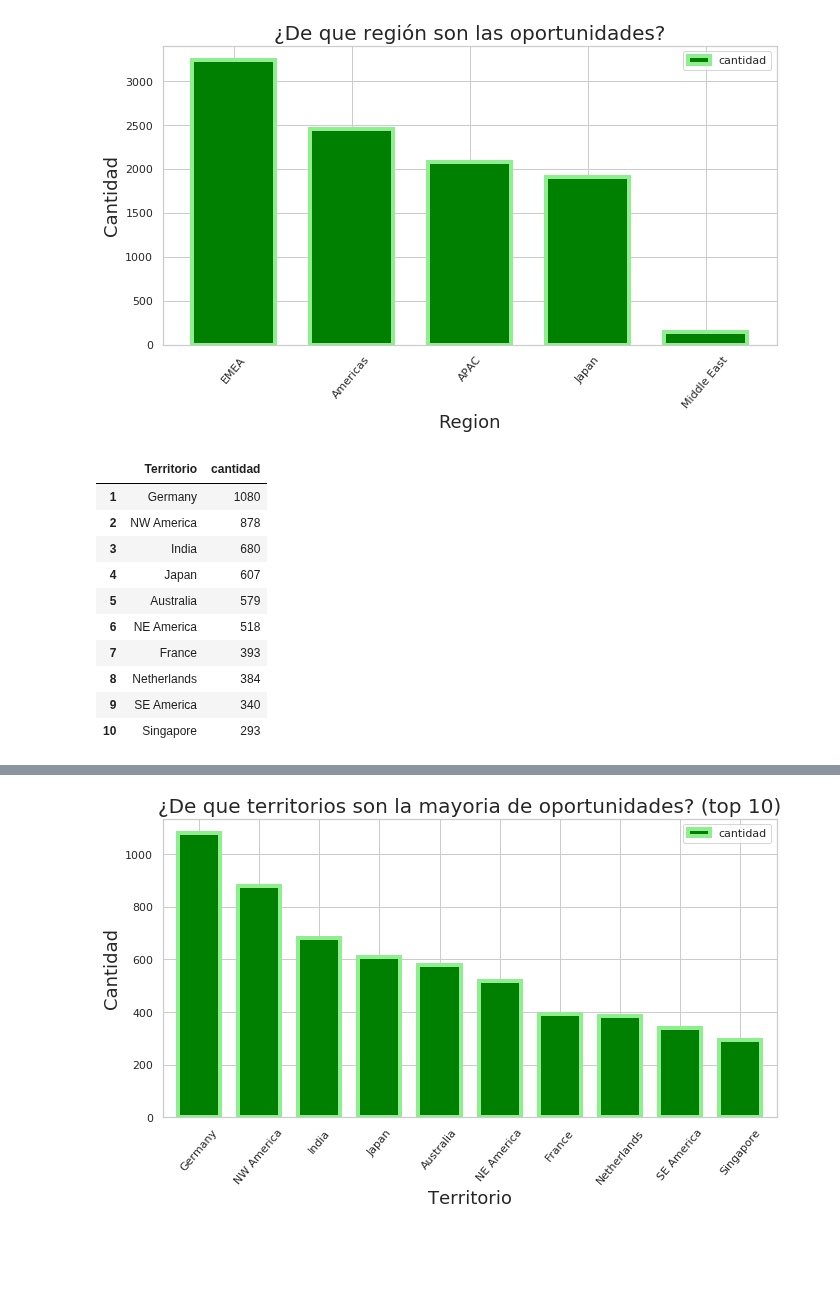
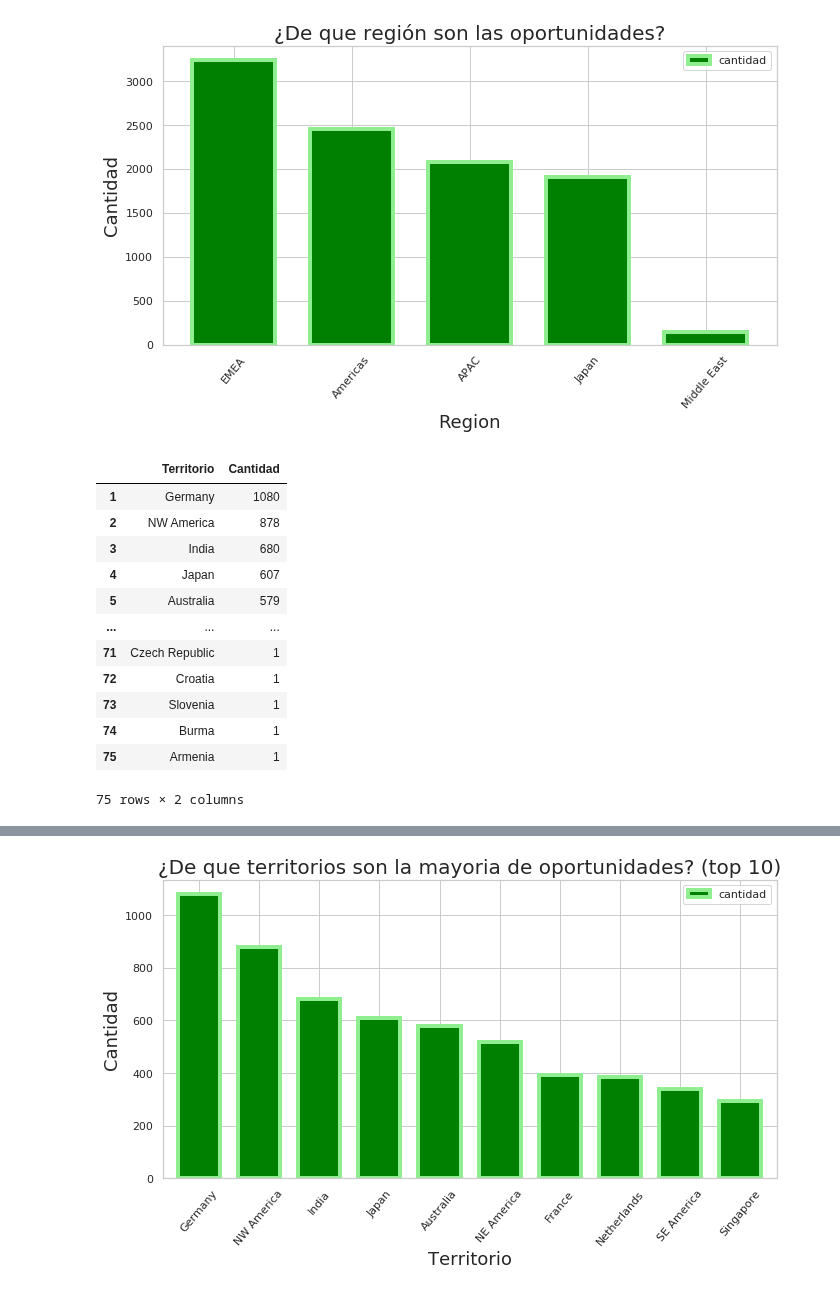
Before and after one commit to germanbc/Organizacion-de-Datos-2c2020-TP1, a Jupyter notebook: TP1 - German.ipynb, the cells around one changed output, grey strips where cells are left out. Cells and saved outputs as stored; diff of their text form; code cells hidden in the pictures; blank space fills up the shorter version.

```diff
--- a/TP1 - German.ipynb
+++ b/TP1 - German.ipynb
@@ -189,18 +193,20 @@ g.set_ylabel("Cantidad", fontsize=18);
 [figure]
 # %%
 territory = eciOp['Territory'].value_counts().to_frame().reset_index()\
-                              .rename(columns={'index':'Territorio','Territory':'cantidad'})
-territory = territory[territory['Territorio']!='None'].head(10)
+                              .rename(columns={'index':'Territorio','Territory':'Cantidad'})
+territory = territory[territory['Territorio']!='None']
 territory
 # %% [output]
-|  | Territorio | cantidad |
+|  | Territorio | Cantidad |
 | 1 | Germany | 1080 |
 | 2 | NW America | 878 |
 | 3 | India | 680 |
 | 4 | Japan | 607 |
 | 5 | Australia | 579 |
-| 6 | NE America | 518 |
-| 7 | France | 393 |
-| 8 | Netherlands | 384 |
-| 9 | SE America | 340 |
-| 10 | Singapore | 293 |
+| ... | ... | ... |
+| 71 | Czech Republic | 1 |
+| 72 | Croatia | 1 |
+| 73 | Slovenia | 1 |
+| 74 | Burma | 1 |
+| 75 | Armenia | 1 |
+75 rows × 2 columns
```
Also changed, not shown: parts of 9 cells of this notebook, 2 other files.
